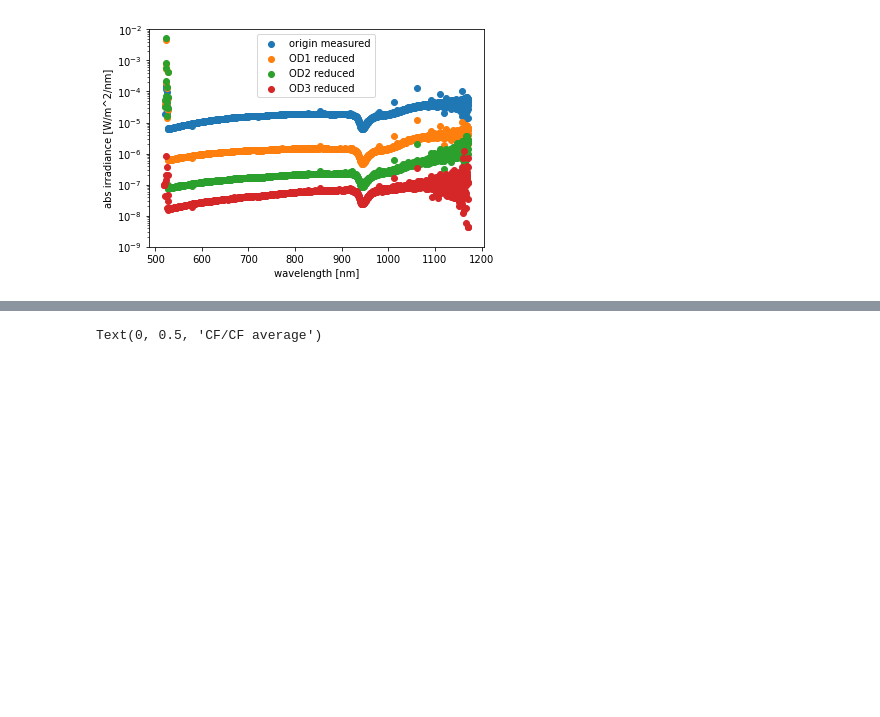
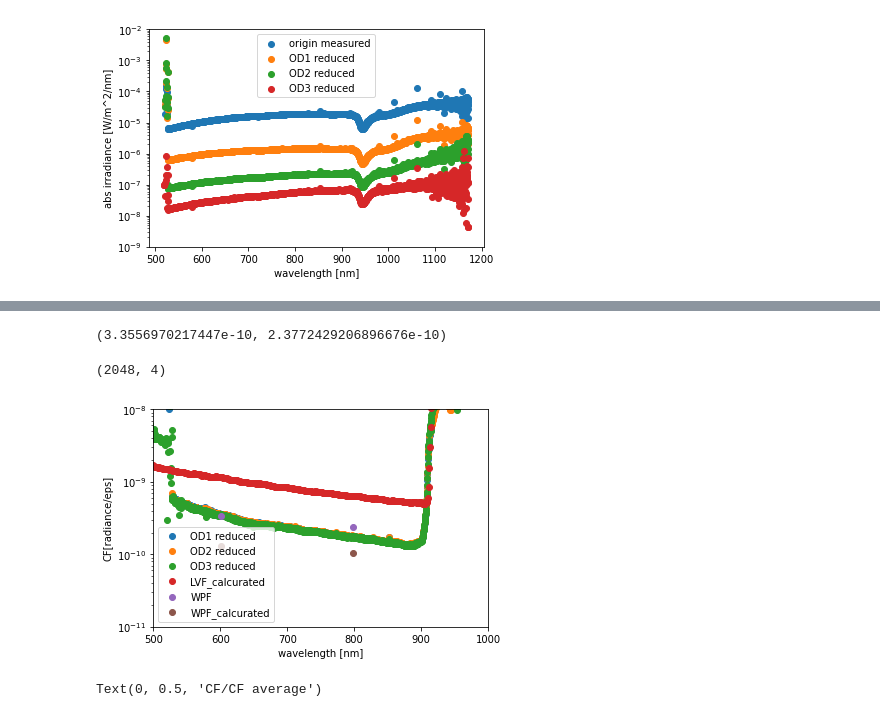
Before and after one commit to RH-REP/CIBER2, a Jupyter notebook: 10_CF.ipynb, the cells around one changed output, grey strips where cells are left out. Saved outputs shown, nothing was run; the diff lists cells and outputs as text; code cells hidden in the pictures; blank space fills up the shorter version.

```diff
--- a/10_CF.ipynb
+++ b/10_CF.ipynb
@@ -152,0 +279,65 @@ Text(0, 0.5, 'CF[radiance/eps]')
+# %%
+cf1_m = up1_OD2 / (signal[0] * lambda_c1 * lower1)
+cf2_m = up2_OD2 / (signal[1] * lambda_c2 * lower2)
+# %%
+cf1_m, cf2_m
+# %% [output]
+(3.3556970217447e-10, 2.3772429206896676e-10)
+# %%
+cf_wpf_measure = [cf1_m, cf2_m]
+# %%
+arms_lvf = blocker_trans[0] * bs_trans[0] * bs_trans[2]*0.95*0.95*((0.99)**14) * 0.99
+# %%
+cf_s_lvf = []
+for i in range(len(arms_wavelength)):
+    if arms_lvf[i]==0:
+        cf_s_lvf.append(0)
+    else:
+        cf_s_lvf.append((25 * h_t * c_t) / (area_t * pixel_t * det_t * arms_lvf[i] * (arms_wavelength[i]**2) * 10**(-9)))
+# %%
+fig,ax = plt.subplots()
+# # LVF_measurement
+
+y_list = []
+y_sterr_list = []
+for OD in ODs:
+    cf_class = cf_classes[OD]
+    ax.scatter(cf_class.waves_lvf,cf_class.cf,label= OD+" reduced")
+    y_list.append(cf_class.cf)
+    y_sterr_list.append(cf_class.sterr)
+x = cf_class.waves_lvf
+
+# # LVF_calcurated
+# w,cf= spec_reader.irradiance.get_cf_from_theory()
+ax.scatter(arms_wavelength,cf_s_lvf,label= "LVF_calcurated")
+
+# # WPF_measurement
+ax.scatter(wave_wpf_calc,cf_wpf_measure,label= "WPF")
+
+# # WPF_calcurated
+ax.scatter(wave_wpf_calc,cf_wpf_calc,label= "WPF_calcurated")
+
+ax.legend()
+ax.set_xlim(500,1000)
+ax.set_ylim(10**-11,10**-8)
+ax.set_yscale("log")
+ax.set_xlabel("wavelength [nm]")
+ax.set_ylabel("CF[radiance/eps]")
+
+
+header_latter = [moji + "-sterr" for moji in ODs ]
+header = ["wavelenght" ]+ ODs + header_latter
+file = "./csv/CF_at_LVF_arm_S.csv"
+# print(len(np.array(y_list).T))
+# print(len(y_sterr_list))
+# print(len(x))
+# print(len(np.array(y_sterr_list).T))
+# print(np.array(np.append(x,y_sterr_list)))
+print(np.shape(np.array([x]+y_sterr_list).T))
+with open(file,'w',newline='')  as f :
+    csv_writer = csv.writer(f) #ファイルオブジェクトをcsv.writerオブジェクトに変換
+    csv_writer.writerow(header) #行一括追加
+    csv_writer.writerows(np.array([x]+y_list+y_sterr_list).T) #行一括追加
+# %% [output]
+(2048, 4)
+[figure, added]
```
Also changed, not shown: parts of 28 cells of this notebook, 53 other files.
